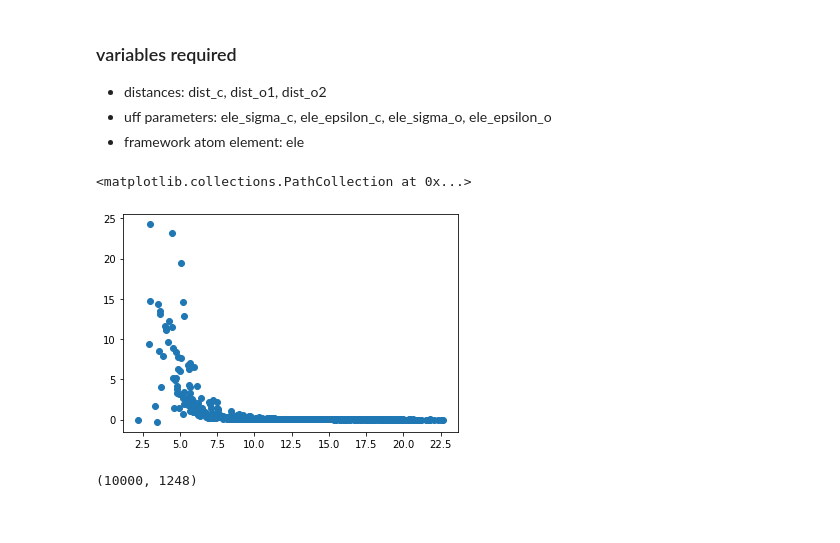
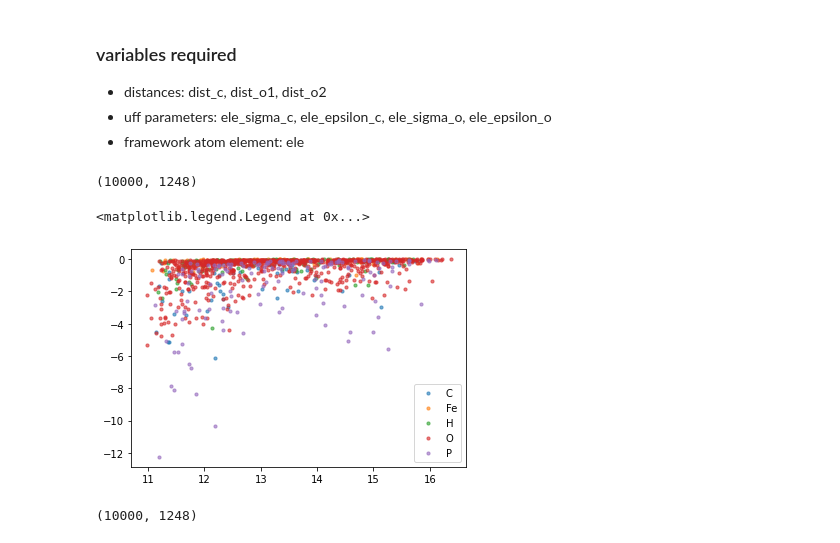
Before and after one commit to XiaoqZhang/nvt_parser, a Jupyter notebook: test_weights.ipynb, the cells around one changed output. Drawn from its saved outputs; the diff is of its cells as text; code cells hidden in the pictures.

```diff
--- a/test_weights.ipynb
+++ b/test_weights.ipynb
@@ -197,13 +202,3 @@ plt.hist(avg_poten, bins=100)
 # %%
 num_uc = sc[0] * sc[1] * sc[2]
 num_at = int(len(pos) / num_uc)
-# %%
-    for i in range(num_uc):
-        if i == 0:
-            dist_uc = dist_c[0:num_at]
-            poten_uc = avg_poten[0:num_at]
-        else:
-            dist_uc += dist_c[i*num_at:(i+1)*num_at]
-            poten_uc += avg_poten[i*num_at:(i+1)*num_at]
-    dist_uc /= num_uc
-    poten_uc /= num_uc
@@ -293,11 +279,33 @@ for s in range(poten_c.shape[0]):
     poten_o2[s][np.where(dist_o2[s]<ele_sigma_o)[0]] = 0
 
 potential = poten_c + poten_o1 + poten_o2
-# %%
-plt.scatter(dist_c[0], potential[0])
-# %% [output]
-<matplotlib.collections.PathCollection at 0x...>
-[figure, removed]
+# %%
+potential.shape
+# %% [output]
+(10000, 1248)
+# %%
+distances = (dist_c+dist_o1+dist_o2)/3
+# %%
+for i in range(num_uc):
+    if i == 0:
+        distances_uc = distances[0:num_at]
+        potential_uc = potential[0:num_at]
+    else:
+        distances_uc += distances[i*num_at:(i+1)*num_at]
+        potential_uc += potential[i*num_at:(i+1)*num_at]
+
+distances_uc /= num_uc
+potential_uc /= num_uc
+# %%
+ele_uni = np.unique(ele)
+
+for e in ele_uni:
+    plt.scatter(distances_uc[0][ele==e], potential_uc[0][ele==e], s=10, label=e, alpha=0.6)
+
+plt.legend()
+# %% [output]
+<matplotlib.legend.Legend at 0x...>
+[figure, added]
 # %%
 potential.shape
 # %% [output]
```
Also changed, not shown: parts of 19 cells of this notebook, 2 other files.
